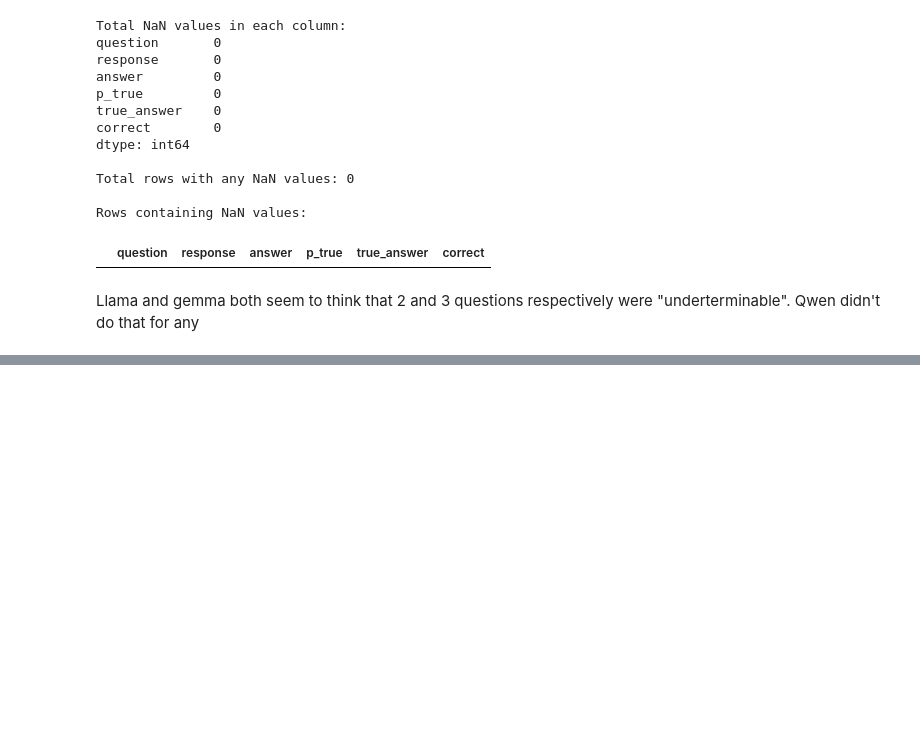
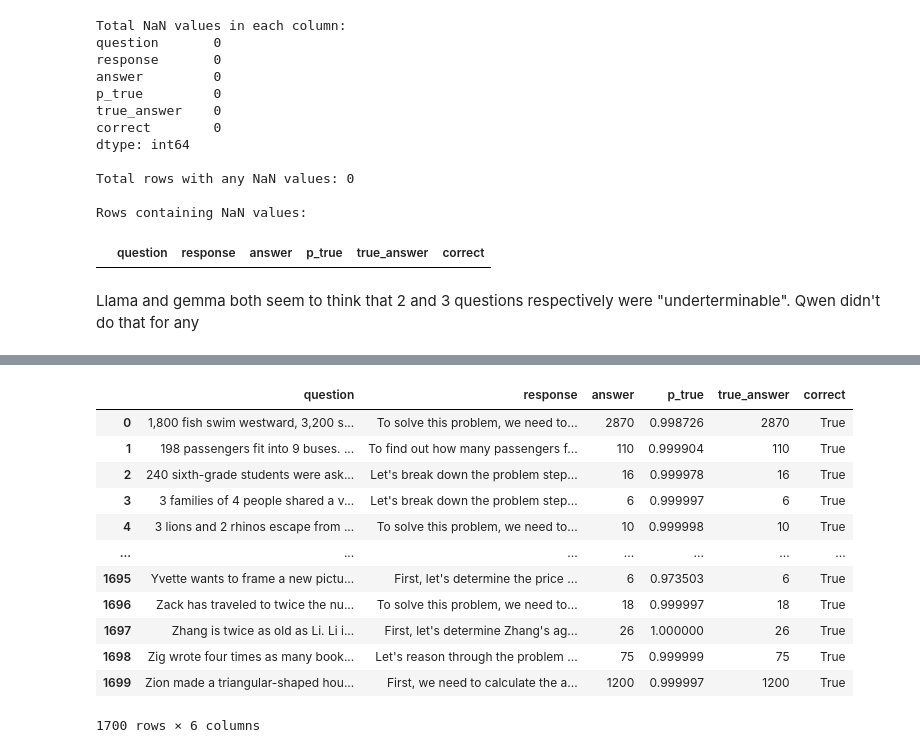
Before and after one commit to ManifoldRG/VLMCalibration, a Jupyter notebook: analysis.ipynb, the cells around one changed output, grey strips where cells are left out. Drawn from its saved outputs; the diff is of its cells as text; code cells hidden in the pictures; blank space fills up the shorter version.

```diff
--- a/analysis.ipynb
+++ b/analysis.ipynb
@@ -47,0 +112,16 @@ Llama and gemma both seem to think that 2 and 3 questions respectively were "und
+# %%
+df2_sorted
+# %% [output]
+|  | question | response | answer | p_true | true_answer | correct |
+| 0 | 1,800 fish swim westward, 3,200 s... | To solve this problem, we need to... | 2870 | 0.998726 | 2870 | True |
+| 1 | 198 passengers fit into 9 buses. ... | To find out how many passengers f... | 110 | 0.999904 | 110 | True |
+| 2 | 240 sixth-grade students were ask... | Let's break down the problem step... | 16 | 0.999978 | 16 | True |
+| 3 | 3 families of 4 people shared a v... | Let's break down the problem step... | 6 | 0.999997 | 6 | True |
+| 4 | 3 lions and 2 rhinos escape from ... | To solve this problem, we need to... | 10 | 0.999998 | 10 | True |
+| ... | ... | ... | ... | ... | ... | ... |
+| 1695 | Yvette wants to frame a new pictu... | First, let's determine the price ... | 6 | 0.973503 | 6 | True |
+| 1696 | Zack has traveled to twice the nu... | To solve this problem, we need to... | 18 | 0.999997 | 18 | True |
+| 1697 | Zhang is twice as old as Li. Li i... | First, let's determine Zhang's ag... | 26 | 1.000000 | 26 | True |
+| 1698 | Zig wrote four times as many book... | Let's reason through the problem ... | 75 | 0.999999 | 75 | True |
+| 1699 | Zion made a triangular-shaped hou... | First, we need to calculate the a... | 1200 | 0.999997 | 1200 | True |
+1700 rows × 6 columns
```
Also changed, not shown: parts of 5 cells of this notebook, 2 other files.
